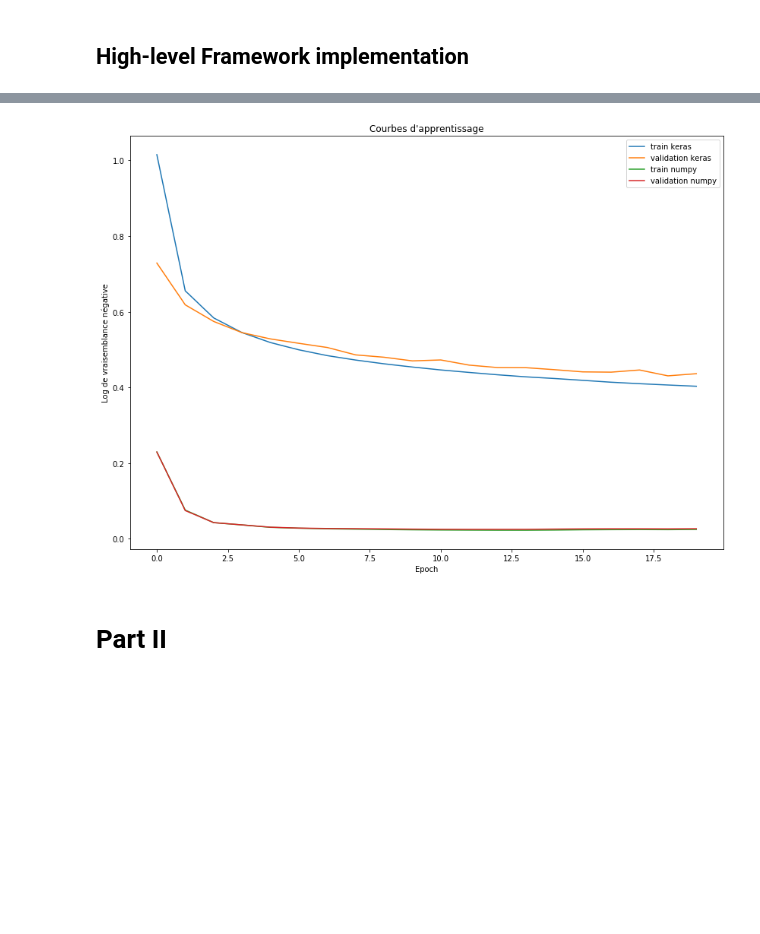
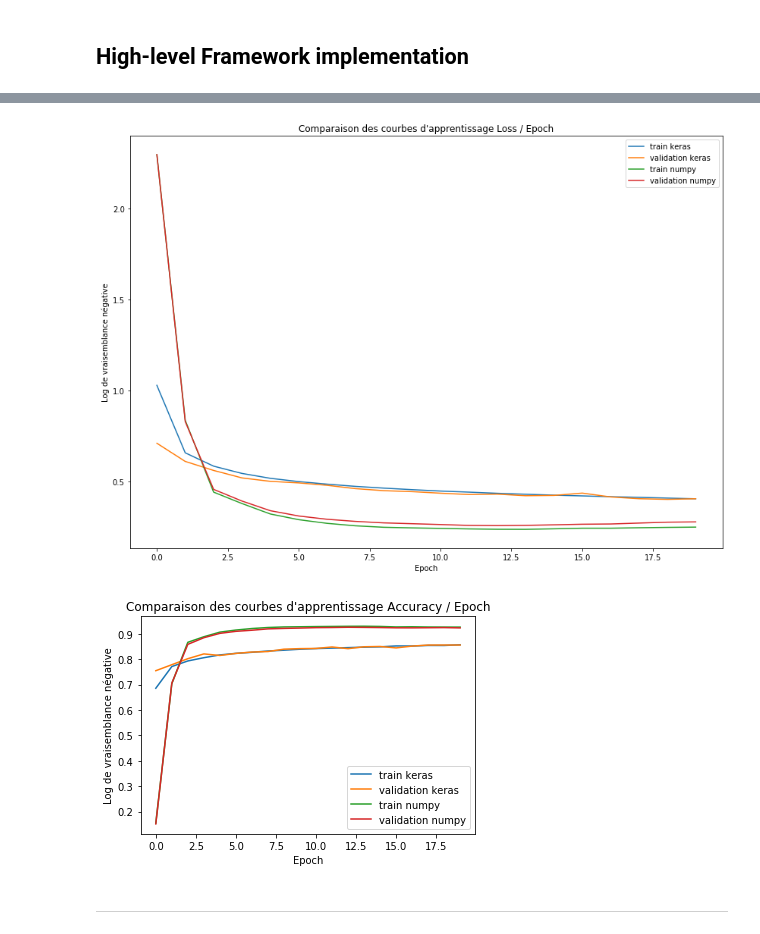
Before and after one commit to KacemKhaled/INF8225, a Jupyter notebook: TP2/TP2.ipynb, the cells around one changed output, grey strips where cells are left out. Cells and saved outputs as stored; diff of their text form; code cells hidden in the pictures; blank space fills up the shorter version.

```diff
--- a/TP2/TP2.ipynb
+++ b/TP2/TP2.ipynb
@@ -311,7 +355,7 @@ from sklearn.model_selection import train_test_split
 (X_train, y_train), (X_test, y_test) = fashion_mnist.load_data()
 
 # shuffle the dataset
-X_train, y_train = shuffle(X_train,y_train)
+X_train, y_train = shuffle(X_train, y_train)
 
 # pre-process: divide the "data" by 255 to shrink its size and keep it between [0-1]
 X_train = X_train/255.0
@@ -322,7 +366,7 @@ y_train = to_categorical(y_train, 10)
 y_test = to_categorical(y_test, 10)
 
 # split test data into test and validation
-X_test, X_validation, y_test, y_validation = train_test_split(X_test, y_test, test_size=0.5, random_state=42)
+X_train, X_validation, y_train, y_validation = train_test_split(X_train, y_train, test_size=0.1, random_state=42)
 
 # set up the DNN architecture
 model = Sequential()
@@ -352,16 +396,26 @@ training_time_keras = end_time - start_time
 print("Training Time = %.3f seconds" % (training_time_keras))
 
 # collect and plot the losses for the training and validation sets
-losses_train = history.history['loss']
-losses_val = history.history['val_loss']
+accuracies = history.history['acc']
+losses = history.history['loss']
+val_accuracies = history.history['val_acc']
+val_losses = history.history['val_loss']
 
 plt.figure(figsize=(14, 6))
-plt.plot(losses_train, label="train")
-plt.plot(losses_val, label="validation")
-plt.title('Courbes d\'apprentissage')
+plt.plot(losses, label="train")
+plt.plot(val_losses, label="validation")
+plt.title('Courbes d\'apprentissage Loss / Epochs')
 plt.ylabel('Log de vraisemblance négative')
 plt.xlabel('Epoch')
 plt.legend(loc='best')
 
+plt.figure()
+plt.plot(accuracies, label="train")
+plt.plot(val_accuracies, label="validation")
+plt.title('Courbes d\'apprentissage Accuracy / Epochs')
+plt.ylabel('Accuracy')
+plt.xlabel('Epoch')
+plt.legend(loc='best')
+
 plt.show()
 # %% [output]
@@ -388,15 +449,29 @@ Training Time = 154.480 seconds
 # %%
+# collect and plot the losses for the training and validation sets
+
 plt.figure(figsize=(14, 10))
-plt.plot(losses_train, label="train keras")
-plt.plot(losses_val, label="validation keras")
+plt.plot(losses, label="train keras")
+plt.plot(val_losses, label="validation keras")
 plt.plot(losses_train_numpy, label="train numpy")
 plt.plot(losses_val_numpy, label="validation numpy")
-plt.title('Courbes d\'apprentissage')
+plt.title('Comparaison des courbes d\'apprentissage Loss / Epoch')
 plt.ylabel('Log de vraisemblance négative')
 plt.xlabel('Epoch')
 plt.legend(loc='best')
 plt.show()
+
+plt.figure()
+plt.plot(accuracies, label="train keras")
+plt.plot(val_accuracies, label="validation keras")
+plt.plot(acc_numpy, label="train numpy")
+plt.plot(acc_val_numpy, label="validation numpy")
+plt.title('Comparaison des courbes d\'apprentissage Accuracy / Epoch')
+plt.ylabel('Log de vraisemblance négative')
+plt.xlabel('Epoch')
+plt.legend(loc='best')
+plt.show()
 # %% [output]
-[figure, old version]
+[figure, new version]
+[figure, added]
-# %% [markdown]
-# Part II
+# %% [markdown]
+__________________________
```
Also changed, not shown: parts of 10 cells of this notebook, 3 other files.
